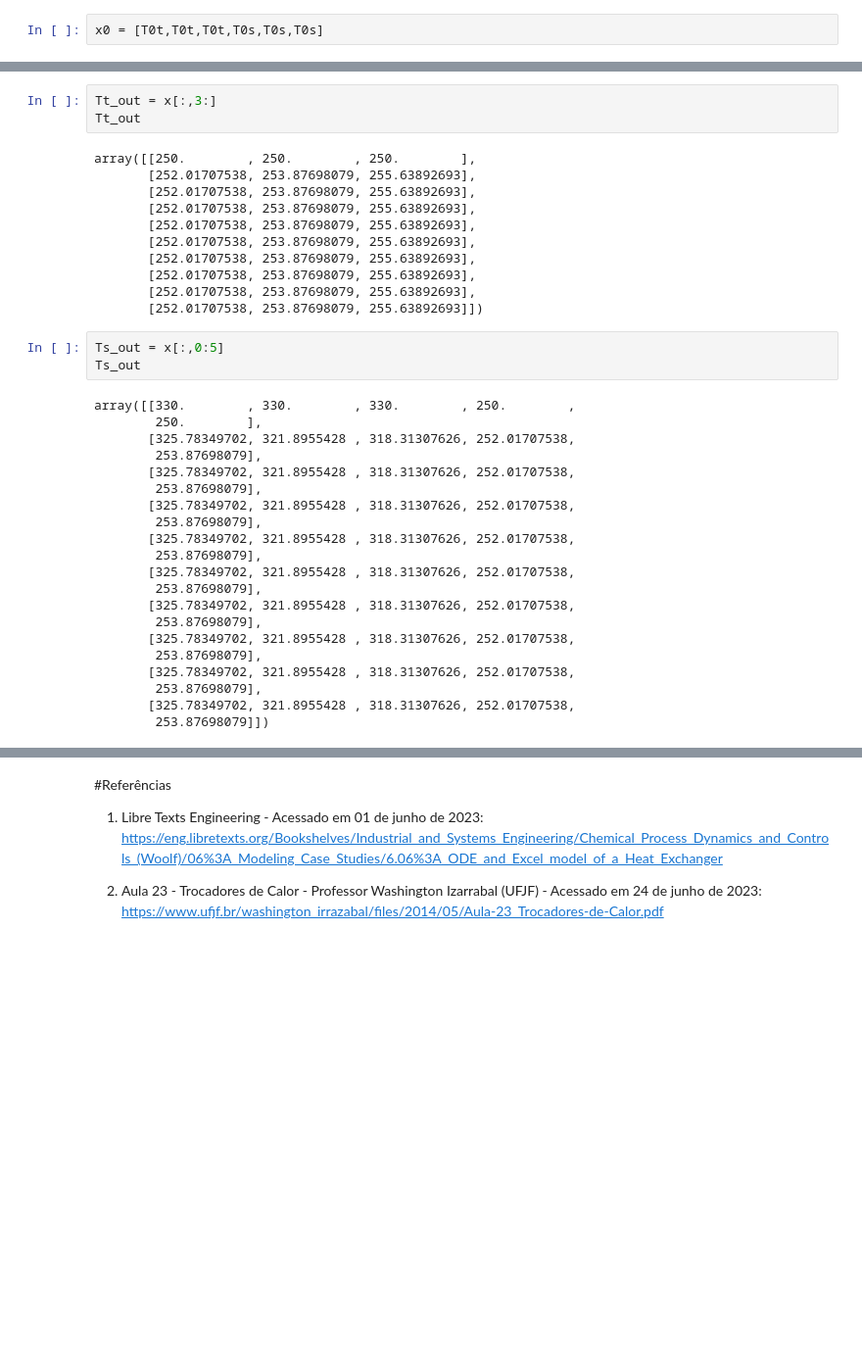
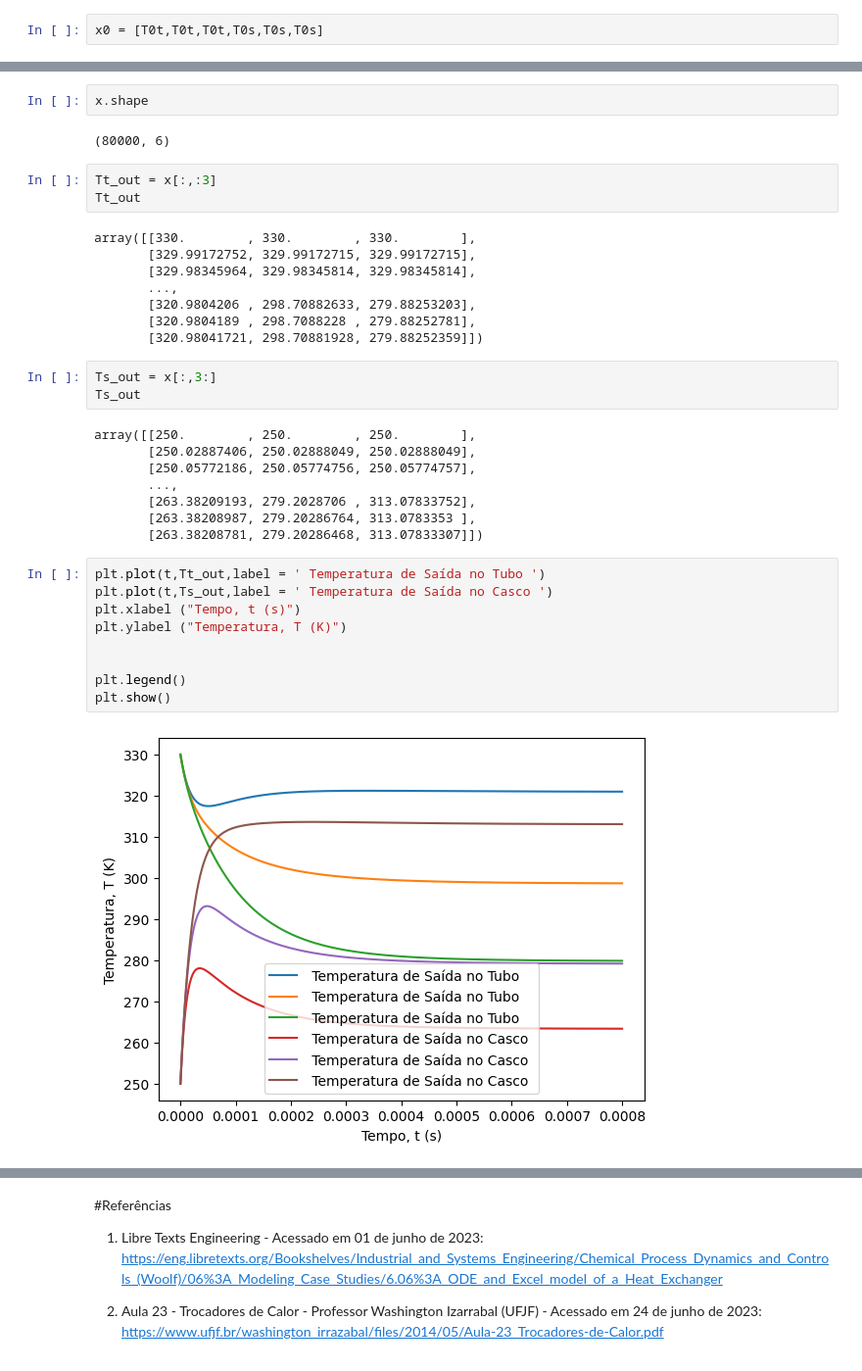
Before and after one commit to amandalemette/EQM2108, a Jupyter notebook: Código_Trocador_de_Calor.ipynb, the cells around one changed output, grey strips where cells are left out. Shown at 98% size. Saved outputs shown, nothing was run; the diff lists cells and outputs as text; blank space fills up the shorter version.

```diff
--- a/Código_Trocador_de_Calor.ipynb
+++ b/Código_Trocador_de_Calor.ipynb
@@ -88,41 +88,40 @@ array([[330.        , 330.        , 330.        , 250.        ,
+# %%
+x.shape
+# %% [output]
+(80000, 6)
 # %%
-Tt_out = x[:,3:]
+Tt_out = x[:,:3]
 Tt_out
 # %% [output]
-array([[250.        , 250.        , 250.        ],
-       [252.01707538, 253.87698079, 255.63892693],
-       [252.01707538, 253.87698079, 255.63892693],
-       [252.01707538, 253.87698079, 255.63892693],
-       [252.01707538, 253.87698079, 255.63892693],
-       [252.01707538, 253.87698079, 255.63892693],
-       [252.01707538, 253.87698079, 255.63892693],
-       [252.01707538, 253.87698079, 255.63892693],
-       [252.01707538, 253.87698079, 255.63892693],
-       [252.01707538, 253.87698079, 255.63892693]])
+array([[330.        , 330.        , 330.        ],
+       [329.99172752, 329.99172715, 329.99172715],
+       [329.98345964, 329.98345814, 329.98345814],
+       ...,
+       [320.9804206 , 298.70882633, 279.88253203],
+       [320.9804189 , 298.7088228 , 279.88252781],
+       [320.98041721, 298.70881928, 279.88252359]])
 # %%
-Ts_out = x[:,0:5]
+Ts_out = x[:,3:]
 Ts_out
 # %% [output]
-array([[330.        , 330.        , 330.        , 250.        ,
-        250.        ],
-       [325.78349702, 321.8955428 , 318.31307626, 252.01707538,
-        253.87698079],
-       [325.78349702, 321.8955428 , 318.31307626, 252.01707538,
-        253.87698079],
-       [325.78349702, 321.8955428 , 318.31307626, 252.01707538,
-        253.87698079],
-       [325.78349702, 321.8955428 , 318.31307626, 252.01707538,
-        253.87698079],
-       [325.78349702, 321.8955428 , 318.31307626, 252.01707538,
-        253.87698079],
-       [325.78349702, 321.8955428 , 318.31307626, 252.01707538,
-        253.87698079],
-       [325.78349702, 321.8955428 , 318.31307626, 252.01707538,
-        253.87698079],
-       [325.78349702, 321.8955428 , 318.31307626, 252.01707538,
-        253.87698079],
-       [325.78349702, 321.8955428 , 318.31307626, 252.01707538,
-        253.87698079]])
+array([[250.        , 250.        , 250.        ],
+       [250.02887406, 250.02888049, 250.02888049],
+       [250.05772186, 250.05774756, 250.05774757],
+       ...,
+       [263.38209193, 279.2028706 , 313.07833752],
+       [263.38208987, 279.20286764, 313.0783353 ],
+       [263.38208781, 279.20286468, 313.07833307]])
+# %%
+plt.plot(t,Tt_out,label = ' Temperatura de Saída no Tubo ')
+plt.plot(t,Ts_out,label = ' Temperatura de Saída no Casco ')
+plt.xlabel ("Tempo, t (s)")
+plt.ylabel ("Temperatura, T (K)")
+
+
+plt.legend()
+plt.show()
+# %% [output]
+[figure, added]
 # %%
 plt.plot(t,Tt_out[:,2],label = ' Temperatura de Saída no Tubo ')
 plt.plot(t,Ts_out[:,2],label = ' Temperatura de Saída no Casco ')
```
Also changed, not shown: parts of 6 cells of this notebook.
